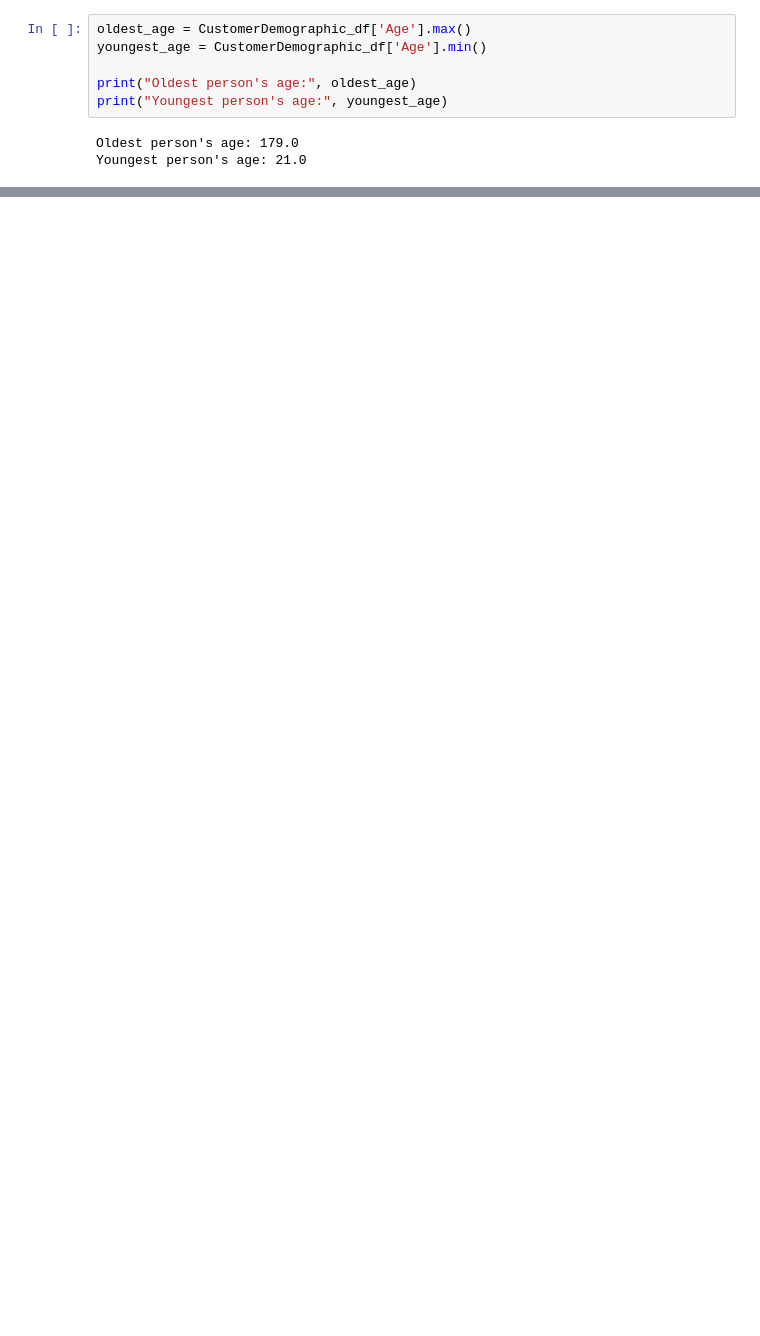
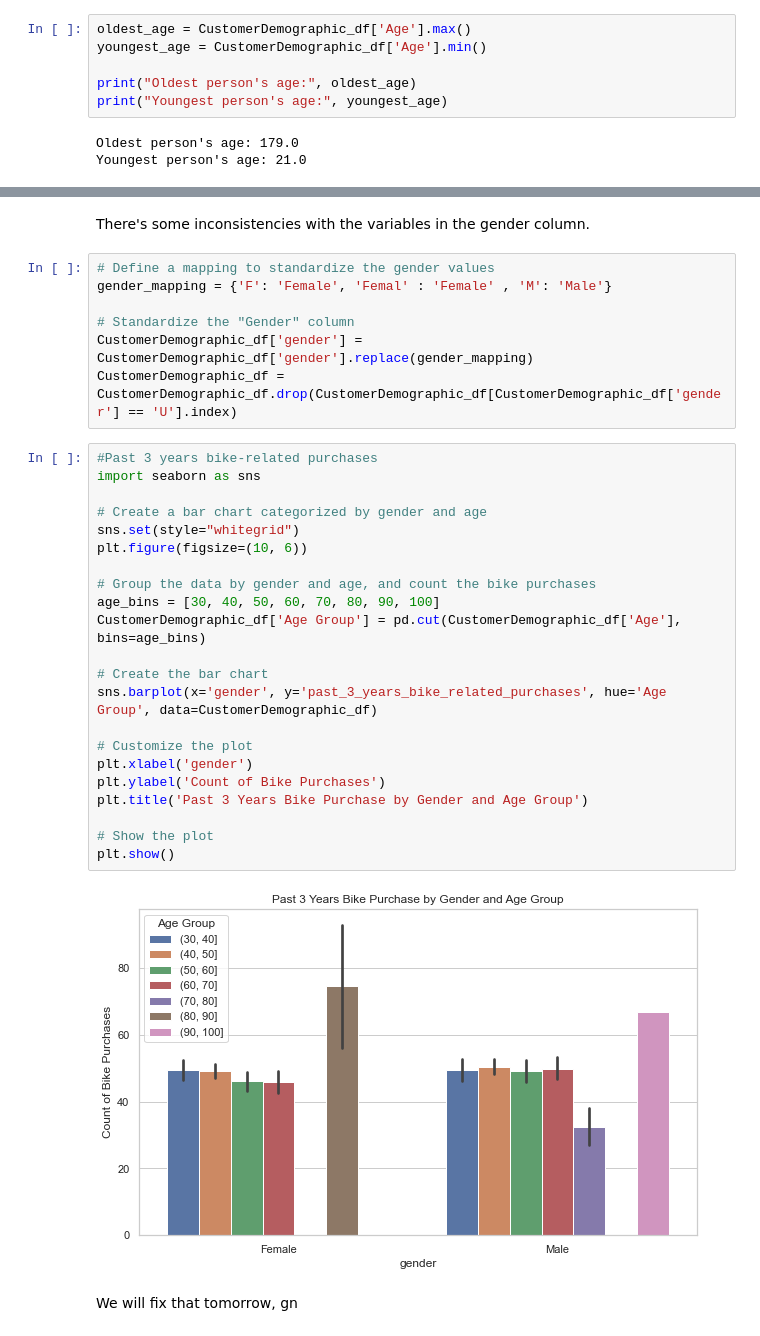
Before and after one commit to SueMungai/KPMG-virtual-internship-experience, a Jupyter notebook: task_2.ipynb, the cells around one changed output, grey strips where cells are left out. Cells and saved outputs as stored; diff of their text form; blank space fills up the shorter version.

```diff
--- a/task_2.ipynb
+++ b/task_2.ipynb
@@ -116,0 +145,35 @@ transactions_df.head()
+# %% [markdown]
+There's some inconsistencies with the variables in the gender column.
+# %%
+# Define a mapping to standardize the gender values
+gender_mapping = {'F': 'Female', 'Femal' : 'Female' , 'M': 'Male'}
+
+# Standardize the "Gender" column
+CustomerDemographic_df['gender'] = CustomerDemographic_df['gender'].replace(gender_mapping)
+CustomerDemographic_df = CustomerDemographic_df.drop(CustomerDemographic_df[CustomerDemographic_df['gender'] == 'U'].index)
+# %%
+#Past 3 years bike-related purchases
+import seaborn as sns
+
+# Create a bar chart categorized by gender and age
+sns.set(style="whitegrid")
+plt.figure(figsize=(10, 6))
+
+# Group the data by gender and age, and count the bike purchases
+age_bins = [30, 40, 50, 60, 70, 80, 90, 100]
+CustomerDemographic_df['Age Group'] = pd.cut(CustomerDemographic_df['Age'], bins=age_bins)
+
+# Create the bar chart
+sns.barplot(x='gender', y='past_3_years_bike_related_purchases', hue='Age Group', data=CustomerDemographic_df)
+
+# Customize the plot
+plt.xlabel('gender')
+plt.ylabel('Count of Bike Purchases')
+plt.title('Past 3 Years Bike Purchase by Gender and Age Group')
+
+# Show the plot
+plt.show()
+# %% [output]
+[figure, added]
+# %% [markdown]
+We will fix that tomorrow, gn
```
Also changed, not shown: parts of 8 cells of this notebook.
